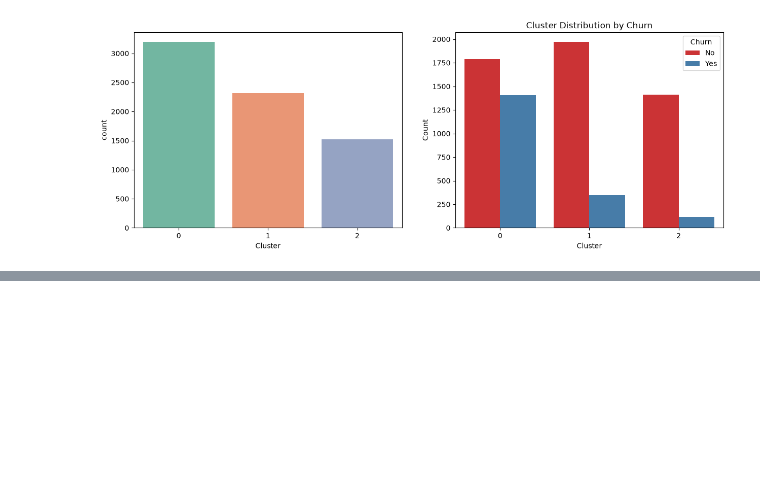
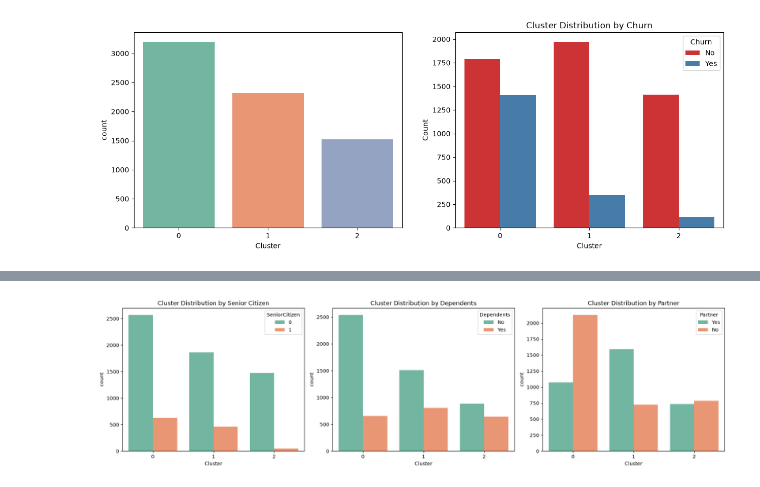
Before and after one commit to reda-guemry/telco-customer-segmentation-churn, a Jupyter notebook: notebooks/data_processing.ipynb, the cells around one changed output, grey strips where cells are left out. Saved outputs shown, nothing was run; the diff lists cells and outputs as text; code cells hidden in the pictures; blank space fills up the shorter version.

```diff
--- a/notebooks/data_processing.ipynb
+++ b/notebooks/data_processing.ipynb
@@ -352,0 +362,19 @@ ValueError: Length of list vectors must match length of `data` when both are use
+# %%
+fig, axes = plt.subplots(1, 3, figsize=(18, 5))
+
+sns.countplot(data=df, x='Cluster' , hue='SeniorCitizen' , ax=axes[0] , palette='Set2' )
+axes[0].set_title('Cluster Distribution by Senior Citizen')
+axes[0].set_xlabel('Cluster')
+
+
+sns.countplot(data=df, x='Cluster' , hue='Dependents' , ax=axes[1], palette='Set2' )
+axes[1].set_title('Cluster Distribution by Dependents')
+axes[1].set_xlabel('Cluster')
+
+sns.countplot(data=df, x='Cluster' , hue='Partner' , ax=axes[2] , palette='Set2' )
+axes[2].set_title('Cluster Distribution by Partner')
+axes[2].set_xlabel('Cluster')
+
+plt.tight_layout()
+# %% [output]
+[figure, added]
```
Also changed, not shown: parts of 6 cells of this notebook.
